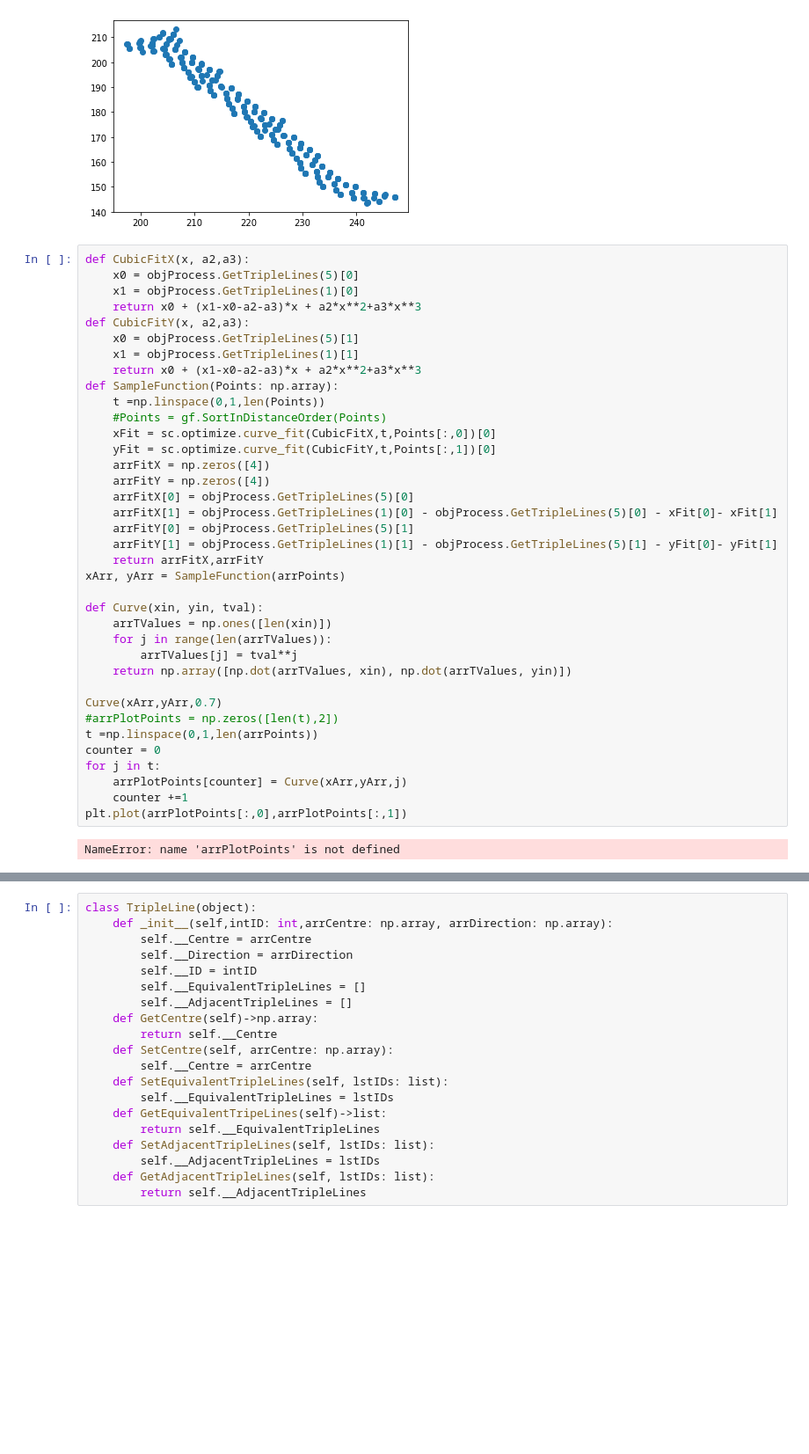
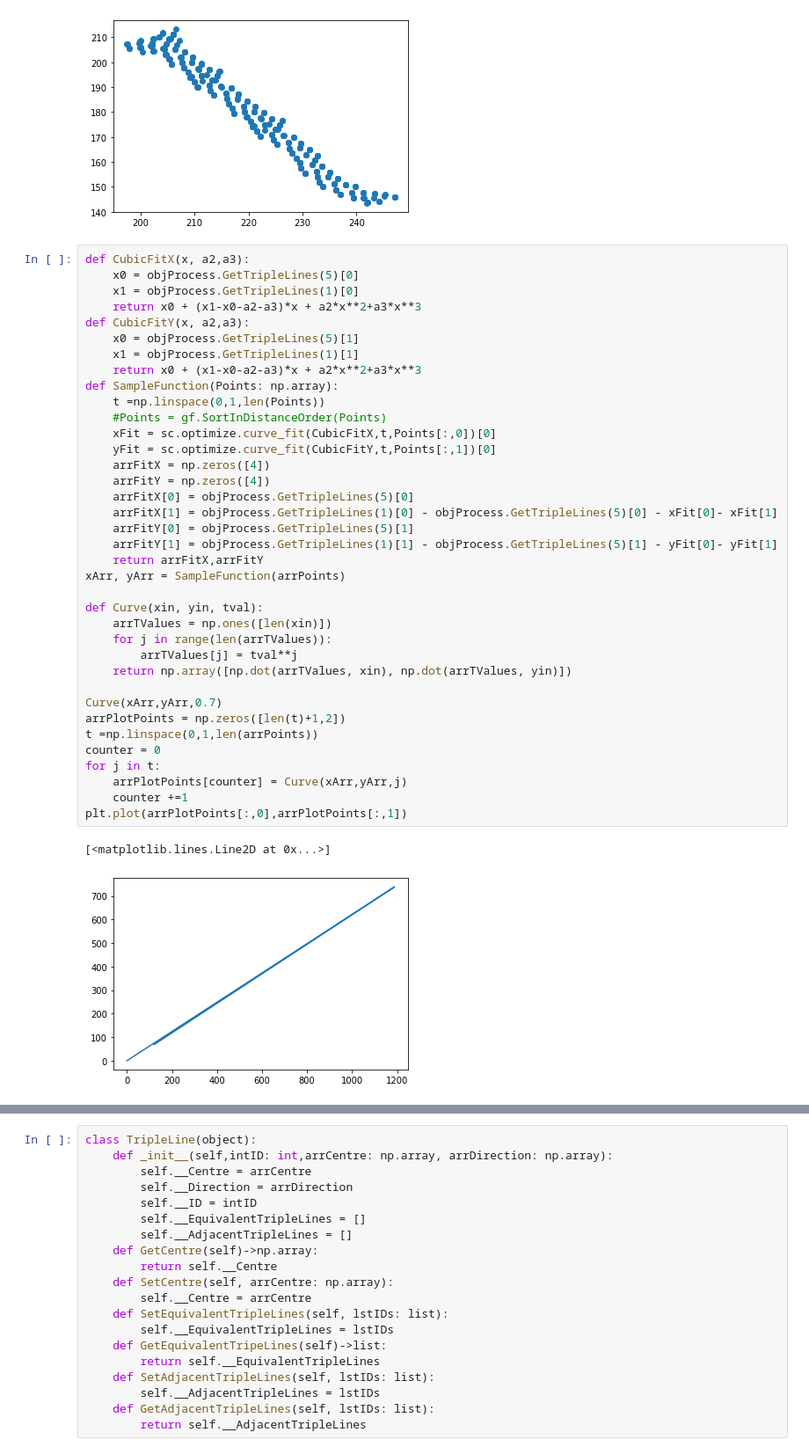
Before and after one commit to PaulTwine/TripleLines.github.io, a Jupyter notebook: TripleLine Fitting.ipynb, the cells around one changed output, grey strips where cells are left out. Shown at 88% size. Cells and saved outputs as stored; diff of their text form; blank space fills up the shorter version.

```diff
--- a/TripleLine Fitting.ipynb
+++ b/TripleLine Fitting.ipynb
@@ -223,33 +223,34 @@ def CubicFitY(x, a2,a3):
     x1 = objProcess.GetTripleLines(1)[1]
     return x0 + (x1-x0-a2-a3)*x + a2*x**2+a3*x**3
 def SampleFunction(Points: np.array):
     t =np.linspace(0,1,len(Points))
     #Points = gf.SortInDistanceOrder(Points)
     xFit = sc.optimize.curve_fit(CubicFitX,t,Points[:,0])[0]
     yFit = sc.optimize.curve_fit(CubicFitY,t,Points[:,1])[0]
     arrFitX = np.zeros([4])
     arrFitY = np.zeros([4])
     arrFitX[0] = objProcess.GetTripleLines(5)[0]
     arrFitX[1] = objProcess.GetTripleLines(1)[0] - objProcess.GetTripleLines(5)[0] - xFit[0]- xFit[1]
     arrFitY[0] = objProcess.GetTripleLines(5)[1]
     arrFitY[1] = objProcess.GetTripleLines(1)[1] - objProcess.GetTripleLines(5)[1] - yFit[0]- yFit[1]
     return arrFitX,arrFitY
 xArr, yArr = SampleFunction(arrPoints)
 
 def Curve(xin, yin, tval):
     arrTValues = np.ones([len(xin)])
     for j in range(len(arrTValues)):
         arrTValues[j] = tval**j
     return np.array([np.dot(arrTValues, xin), np.dot(arrTValues, yin)])
 
 Curve(xArr,yArr,0.7)
-#arrPlotPoints = np.zeros([len(t),2])
+arrPlotPoints = np.zeros([len(t)+1,2])
 t =np.linspace(0,1,len(arrPoints))
 counter = 0
 for j in t:
     arrPlotPoints[counter] = Curve(xArr,yArr,j)
     counter +=1
 plt.plot(arrPlotPoints[:,0],arrPlotPoints[:,1])
 # %% [output]
-NameError: name 'arrPlotPoints' is not defined
+[<matplotlib.lines.Line2D at 0x...>]
+[figure, added]
 # %%
```
Also changed, not shown: parts of 8 cells of this notebook, 2 other files.
